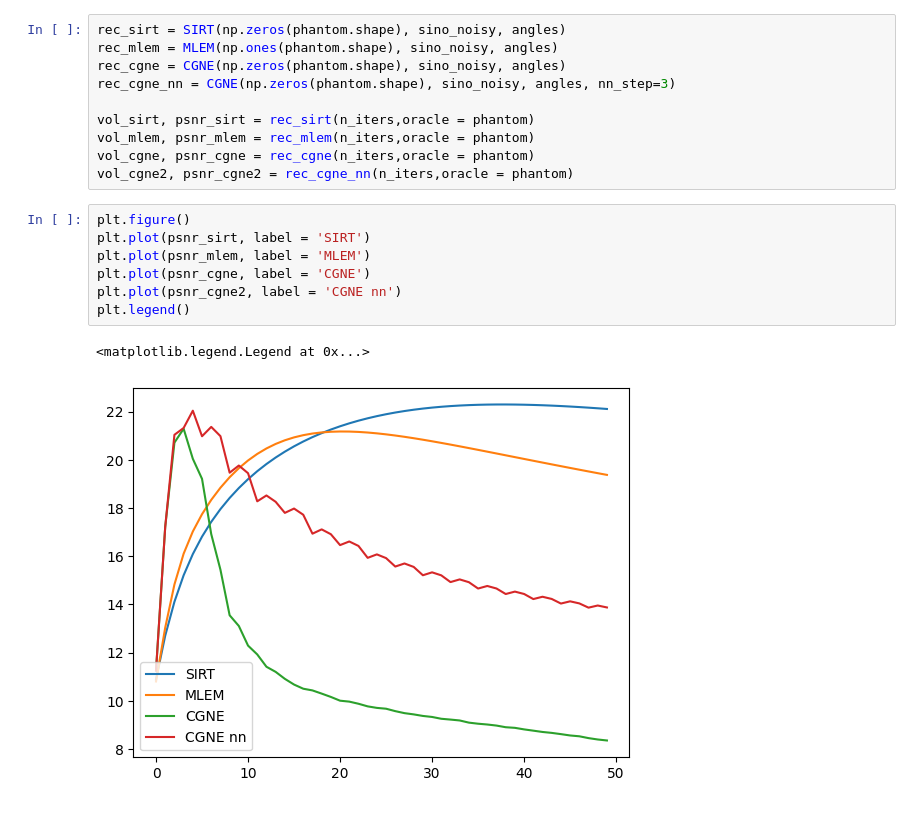
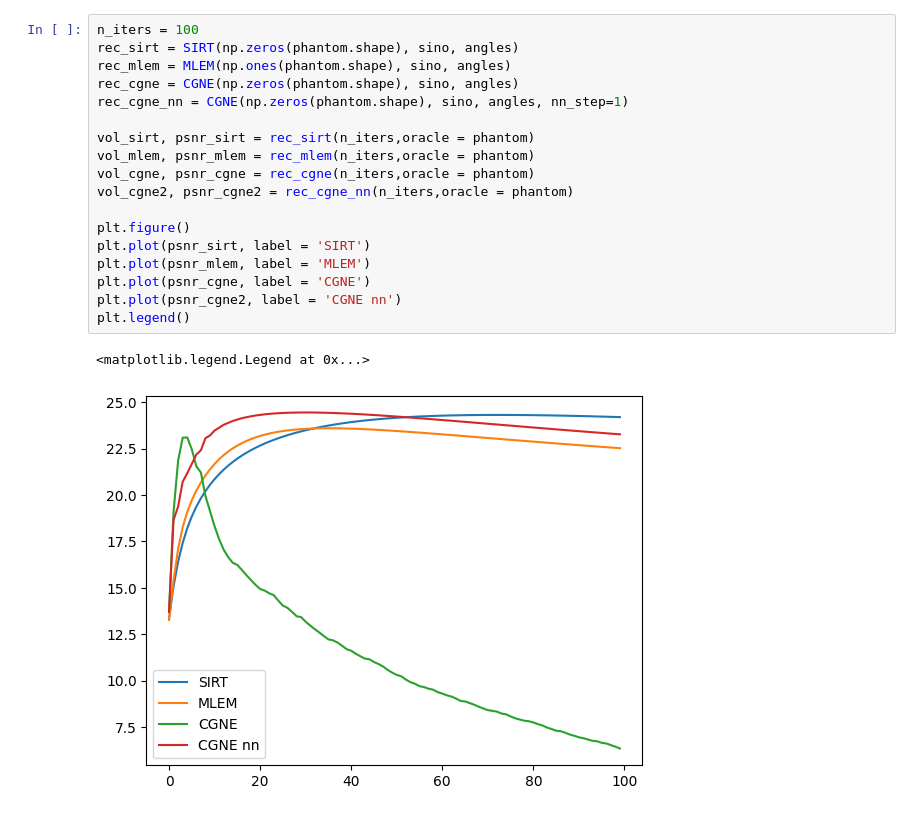
Before and after one commit to axarekma/mvtomo, a Jupyter notebook: examples/Algorthm_Example.ipynb, the cells around one changed output. Drawn from its saved outputs; the diff is of its cells as text.

```diff
--- a/examples/Algorthm_Example.ipynb
+++ b/examples/Algorthm_Example.ipynb
@@ -34,23 +21,24 @@ mvtomo.volshow(sino_noisy)
 # %%
-rec_sirt = SIRT(np.zeros(phantom.shape), sino_noisy, angles)
-rec_mlem = MLEM(np.ones(phantom.shape), sino_noisy, angles)
-rec_cgne = CGNE(np.zeros(phantom.shape), sino_noisy, angles)
-rec_cgne_nn = CGNE(np.zeros(phantom.shape), sino_noisy, angles, nn_step=3)
+n_iters = 100
+rec_sirt = SIRT(np.zeros(phantom.shape), sino, angles)
+rec_mlem = MLEM(np.ones(phantom.shape), sino, angles)
+rec_cgne = CGNE(np.zeros(phantom.shape), sino, angles)
+rec_cgne_nn = CGNE(np.zeros(phantom.shape), sino, angles, nn_step=1)
 
 vol_sirt, psnr_sirt = rec_sirt(n_iters,oracle = phantom)
 vol_mlem, psnr_mlem = rec_mlem(n_iters,oracle = phantom)
 vol_cgne, psnr_cgne = rec_cgne(n_iters,oracle = phantom)
 vol_cgne2, psnr_cgne2 = rec_cgne_nn(n_iters,oracle = phantom)
+
+plt.figure()
+plt.plot(psnr_sirt, label = 'SIRT')
+plt.plot(psnr_mlem, label = 'MLEM')
+plt.plot(psnr_cgne, label = 'CGNE')
+plt.plot(psnr_cgne2, label = 'CGNE nn')
+plt.legend()
+# %% [output]
+<matplotlib.legend.Legend at 0x...>
+[figure, added]
-# %%
-plt.figure()
-plt.plot(psnr_sirt, label = 'SIRT')
-plt.plot(psnr_mlem, label = 'MLEM')
-plt.plot(psnr_cgne, label = 'CGNE')
-plt.plot(psnr_cgne2, label = 'CGNE nn')
-plt.legend()
-# %% [output]
-<matplotlib.legend.Legend at 0x...>
-[figure, removed]
 # %%
 from mvtomo.utils import plot_imgs
 plot_imgs(
```
Also changed, not shown: parts of 6 cells of this notebook, 11 other files.
